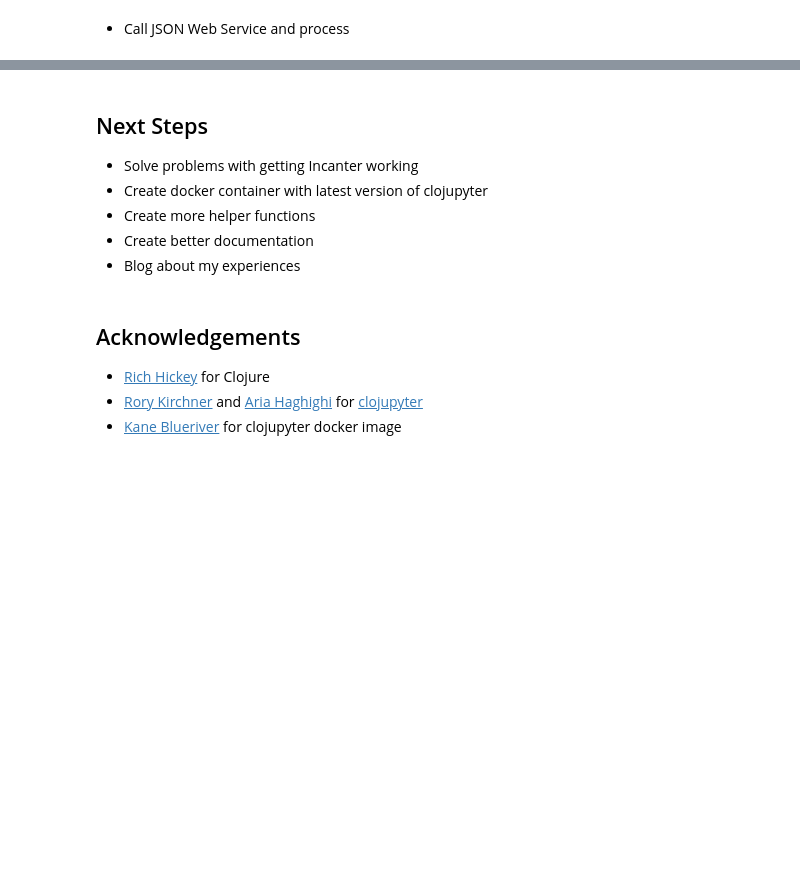
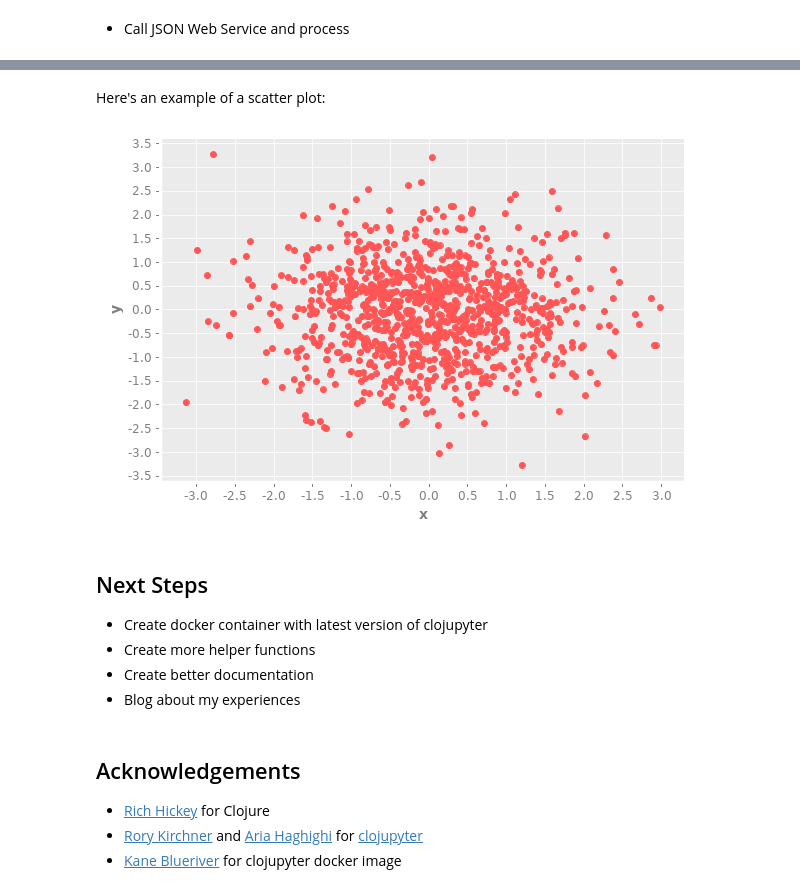
Before and after one commit to JeffAtAtl/clojupyter, a Jupyter notebook: examples/ClojureInJupyter.ipynb, the cells around one changed output, grey strips where cells are left out. Cells and saved outputs as stored; diff of their text form; code cells hidden in the pictures; blank space fills up the shorter version.

```diff
--- a/examples/ClojureInJupyter.ipynb
+++ b/examples/ClojureInJupyter.ipynb
@@ -399,7 +421,15 @@ Now we can make generate interactive plots (try hovering over plot):
+# %% [markdown]
+Here's an example of a scatter plot:
+# %%
+(-> (scatter-plot (sample-normal 1000)
+                  (sample-normal 1000)
+                  :x-label "x" :y-label "y")
+    (.createBufferedImage 600 400))
+# %% [output]
+[figure, added]
 # %% [markdown]
 ## Next Steps
 
- - Solve problems with getting Incanter working
  - Create docker container with latest version of clojupyter
  - Create more helper functions
  - Create better documentation
```
Also changed, not shown: parts of 11 cells of this notebook, 2 other files.
